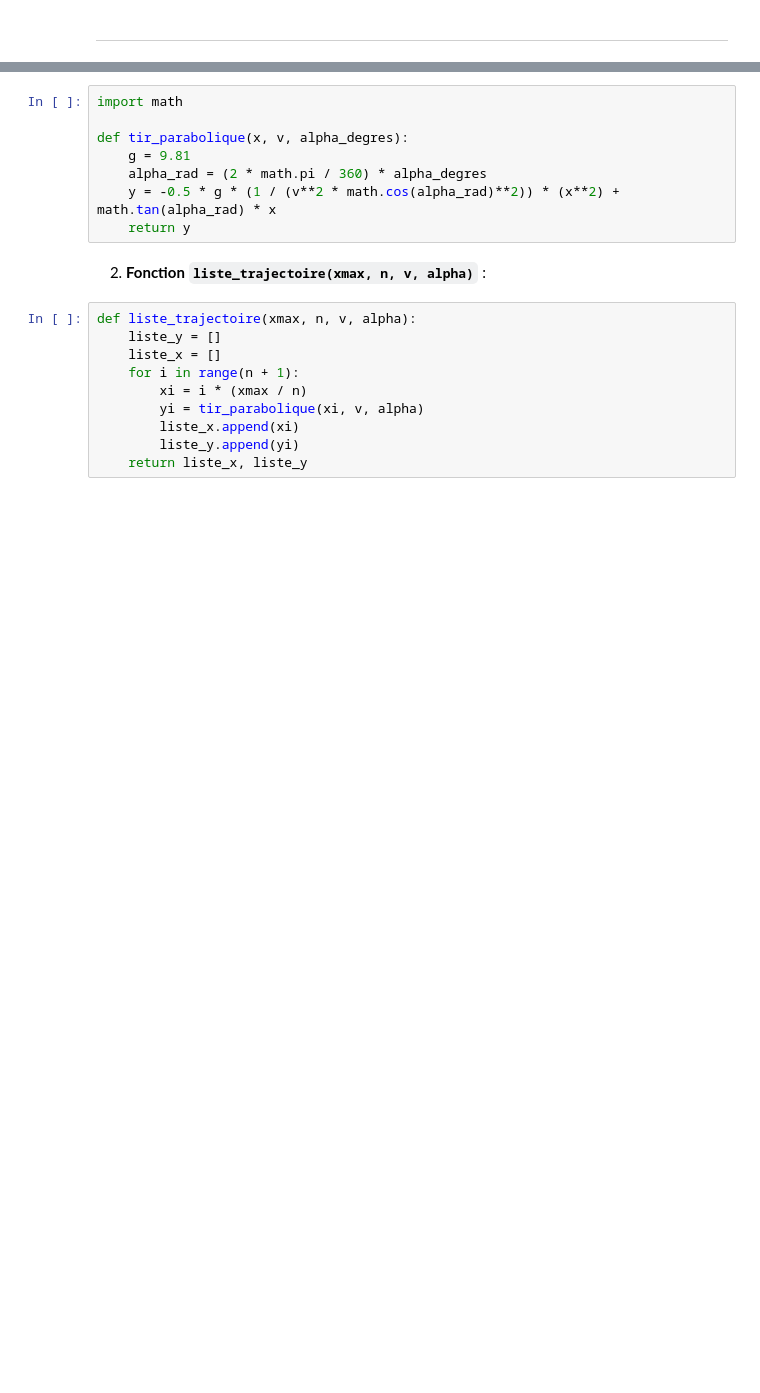
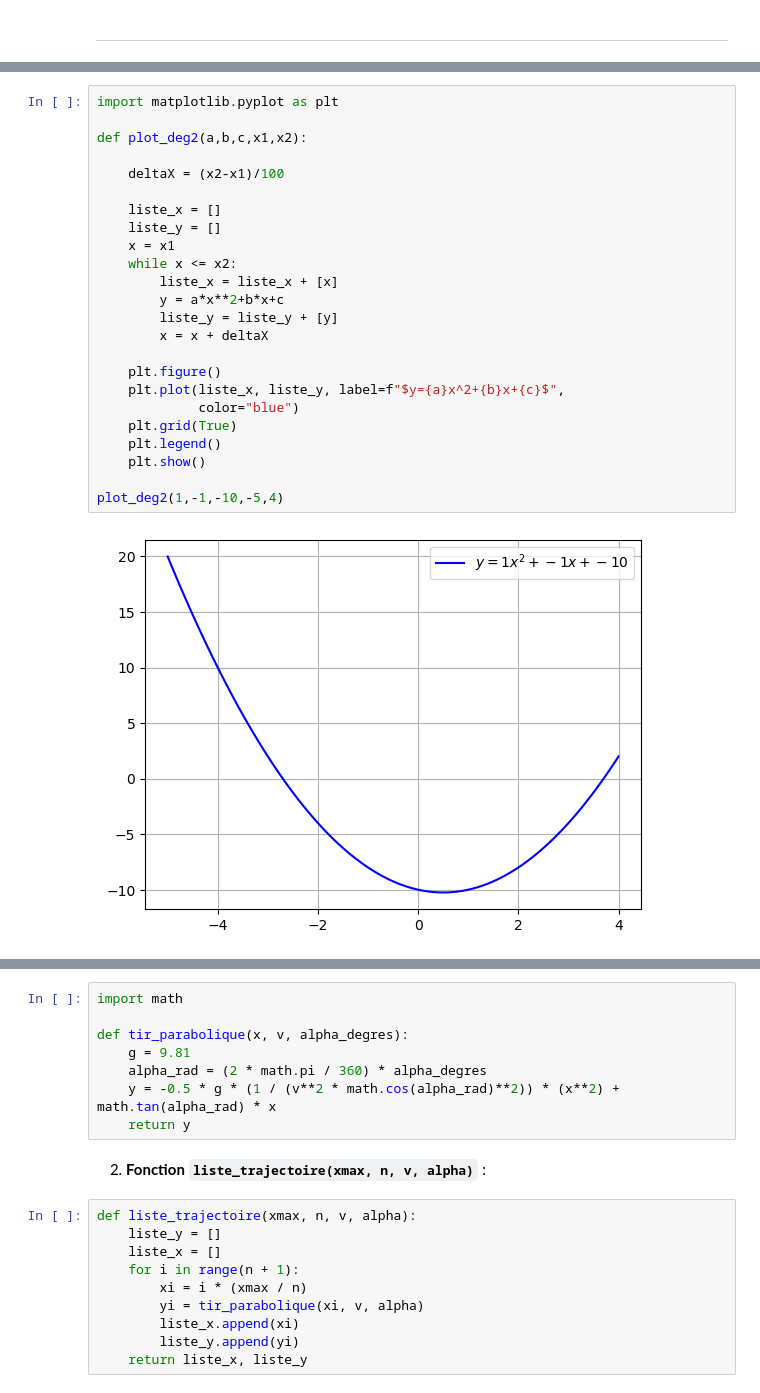
Before and after one commit to College-Sismondi-Informatique/3AM.OS, a Jupyter notebook: programmation/01_les_listes.ipynb, the cells around one changed output, grey strips where cells are left out. Drawn from its saved outputs; the diff is of its cells as text; blank space fills up the shorter version.

```diff
--- a/programmation/01_les_listes.ipynb
+++ b/programmation/01_les_listes.ipynb
@@ -743,0 +800,26 @@ plt.show()
+# %%
+import matplotlib.pyplot as plt
+
+def plot_deg2(a,b,c,x1,x2):
+
+    deltaX = (x2-x1)/100
+
+    liste_x = []
+    liste_y = []
+    x = x1
+    while x <= x2:
+        liste_x = liste_x + [x]
+        y = a*x**2+b*x+c
+        liste_y = liste_y + [y]
+        x = x + deltaX
+
+    plt.figure()
+    plt.plot(liste_x, liste_y, label=f"$y={a}x^2+{b}x+{c}$",
+             color="blue")
+    plt.grid(True)
+    plt.legend()
+    plt.show()
+
+plot_deg2(1,-1,-10,-5,4)
+# %% [output]
+[figure, added]
```
Also changed, not shown: parts of 12 cells of this notebook.
